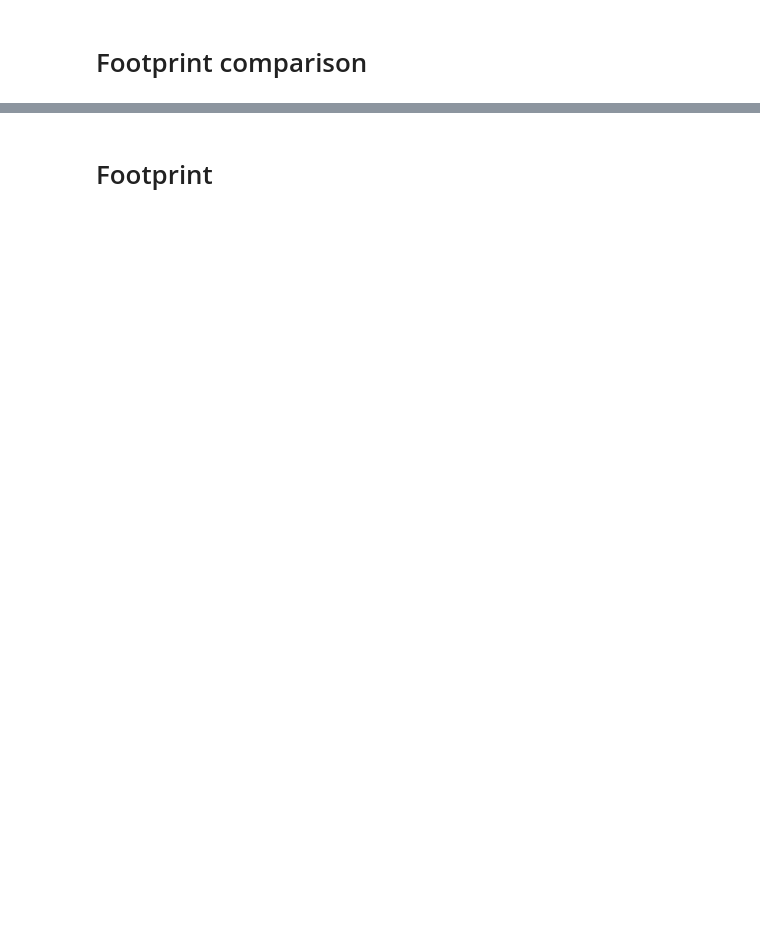
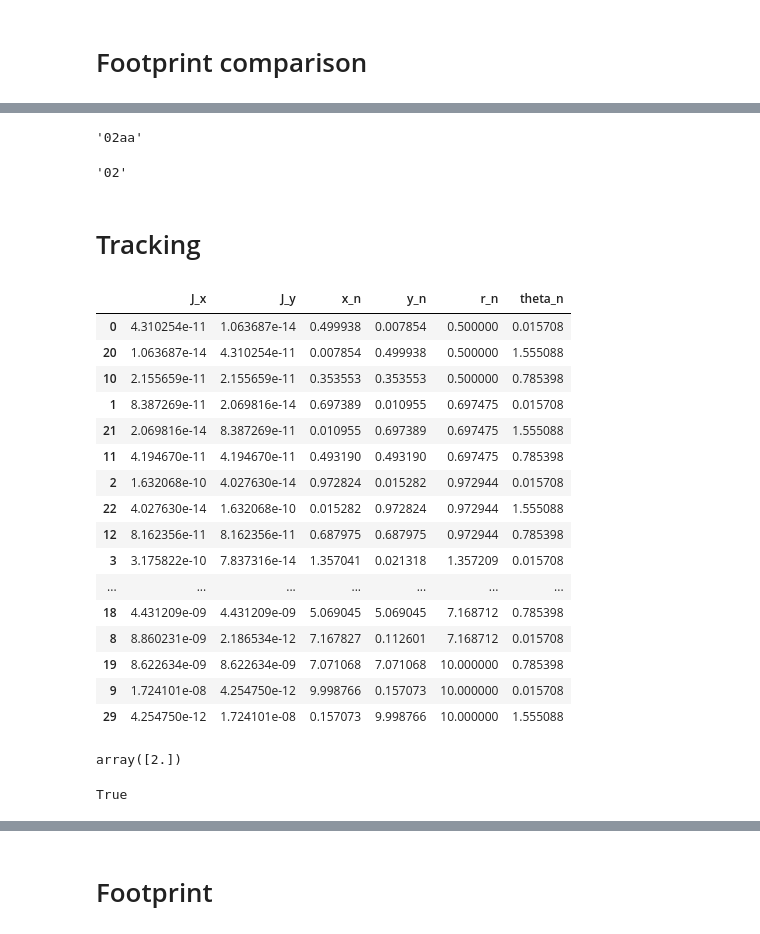
Before and after one commit to pbelange/BBFootprint, a Jupyter notebook: footprint.ipynb, the cells around one changed output, grey strips where cells are left out. Saved outputs shown, nothing was run; the diff lists cells and outputs as text; code cells hidden in the pictures; blank space fills up the shorter version.

```diff
--- a/footprint.ipynb
+++ b/footprint.ipynb
@@ -376,0 +540,55 @@ for _IP in ['ip1','ip5']:
+# %%
+f'{"2".zfill(2)}aa'.zfill(4)
+# %% [output]
+'02aa'
+# %%
+f'{2}'.zfill(2)
+# %% [output]
+'02'
+# %% [markdown]
+# Tracking
+# %%
+# Generating Coord grid
+#=========================================================
+#coordinates = fp.generate_coordGrid([0.05,10],[0.01*np.pi/2,0.99*np.pi/2],labels = ['r_n','theta_n'],nPoints=500)
+coordinates = fp.generate_coordGrid(np.logspace(np.log10(0.5),np.log10(10),10),
+                                    np.linspace(0.01*np.pi/2,0.99*np.pi/2,3),labels = ['r_n','theta_n'])
+
+coordinates.insert(0,'x_n',coordinates['r_n']*np.cos(coordinates['theta_n']))
+coordinates.insert(1,'y_n',coordinates['r_n']*np.sin(coordinates['theta_n']))
+
+
+coordinates.insert(0,'J_x',(coordinates['x_n']**2)*B1.emittx/2)
+coordinates.insert(1,'J_y',(coordinates['y_n']**2)*B1.emitty/2)
+
+coordinates.sort_values(by=['r_n'],inplace=True)
+#=========================================================
+# %%
+coordinates
+# %% [output]
+|  | J_x | J_y | x_n | y_n | r_n | theta_n |
+| 0 | 4.310254e-11 | 1.063687e-14 | 0.499938 | 0.007854 | 0.500000 | 0.015708 |
+| 20 | 1.063687e-14 | 4.310254e-11 | 0.007854 | 0.499938 | 0.500000 | 1.555088 |
+| 10 | 2.155659e-11 | 2.155659e-11 | 0.353553 | 0.353553 | 0.500000 | 0.785398 |
+| 1 | 8.387269e-11 | 2.069816e-14 | 0.697389 | 0.010955 | 0.697475 | 0.015708 |
+| 21 | 2.069816e-14 | 8.387269e-11 | 0.010955 | 0.697389 | 0.697475 | 1.555088 |
+| 11 | 4.194670e-11 | 4.194670e-11 | 0.493190 | 0.493190 | 0.697475 | 0.785398 |
+| 2 | 1.632068e-10 | 4.027630e-14 | 0.972824 | 0.015282 | 0.972944 | 0.015708 |
+| 22 | 4.027630e-14 | 1.632068e-10 | 0.015282 | 0.972824 | 0.972944 | 1.555088 |
+| 12 | 8.162356e-11 | 8.162356e-11 | 0.687975 | 0.687975 | 0.972944 | 0.785398 |
+| 3 | 3.175822e-10 | 7.837316e-14 | 1.357041 | 0.021318 | 1.357209 | 0.015708 |
+| ... | ... | ... | ... | ... | ... | ... |
+| 18 | 4.431209e-09 | 4.431209e-09 | 5.069045 | 5.069045 | 7.168712 | 0.785398 |
+| 8 | 8.860231e-09 | 2.186534e-12 | 7.167827 | 0.112601 | 7.168712 | 0.015708 |
+| 19 | 8.622634e-09 | 8.622634e-09 | 7.071068 | 7.071068 | 10.000000 | 0.785398 |
+| 9 | 1.724101e-08 | 4.254750e-12 | 9.998766 | 0.157073 | 10.000000 | 0.015708 |
+| 29 | 4.254750e-12 | 1.724101e-08 | 0.157073 | 9.998766 | 10.000000 | 1.555088 |
+# %%
+tracker.vars['test'] = 2
+tracker.element_refs[IP1.b1.ho.index[4]].N_part_per_slice._value
+# %% [output]
+array([2.])
+# %%
+'ip3' in tracker.element_refs._owner.keys()
+# %% [output]
+True
```
Also changed, not shown: parts of 68 cells of this notebook, 17 other files.
